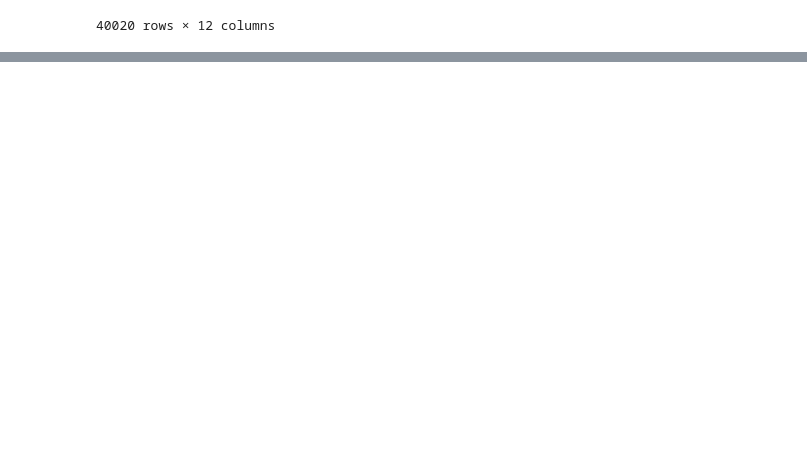
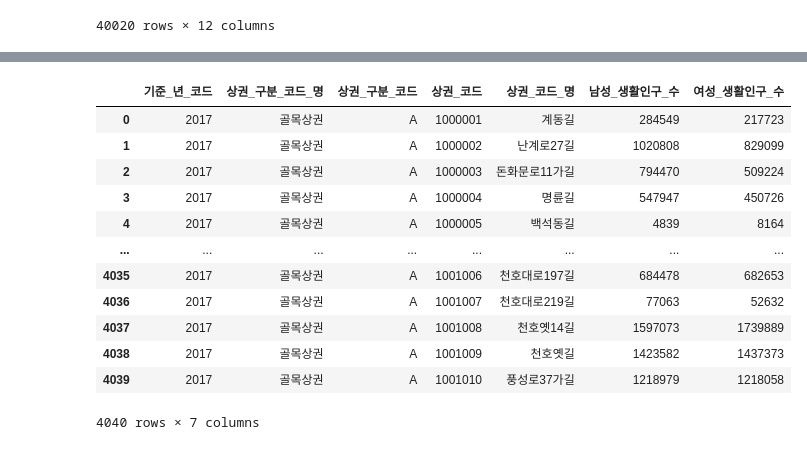
Before and after one commit to Capstone-4/KimJuneHyun_EDA, a Jupyter notebook: 상권EDA_김준현.ipynb, the cells around one changed output, grey strips where cells are left out. Cells and saved outputs as stored; diff of their text form; code cells hidden in the pictures; blank space fills up the shorter version.

```diff
--- a/상권EDA_김준현.ipynb
+++ b/상권EDA_김준현.ipynb
@@ -628,0 +648,16 @@ Name: 기준 년코드, Length: 5980, dtype: int64
+# %%
+living_pop_temp_2
+# %% [output]
+|  | 기준_년_코드 | 상권_구분_코드_명 | 상권_구분_코드 | 상권_코드 | 상권_코드_명 | 남성_생활인구_수 | 여성_생활인구_수 |
+| 0 | 2017 | 골목상권 | A | 1000001 | 계동길 | 284549 | 217723 |
+| 1 | 2017 | 골목상권 | A | 1000002 | 난계로27길 | 1020808 | 829099 |
+| 2 | 2017 | 골목상권 | A | 1000003 | 돈화문로11가길 | 794470 | 509224 |
+| 3 | 2017 | 골목상권 | A | 1000004 | 명륜길 | 547947 | 450726 |
+| 4 | 2017 | 골목상권 | A | 1000005 | 백석동길 | 4839 | 8164 |
+| ... | ... | ... | ... | ... | ... | ... | ... |
+| 4035 | 2017 | 골목상권 | A | 1001006 | 천호대로197길 | 684478 | 682653 |
+| 4036 | 2017 | 골목상권 | A | 1001007 | 천호대로219길 | 77063 | 52632 |
+| 4037 | 2017 | 골목상권 | A | 1001008 | 천호옛14길 | 1597073 | 1739889 |
+| 4038 | 2017 | 골목상권 | A | 1001009 | 천호옛길 | 1423582 | 1437373 |
+| 4039 | 2017 | 골목상권 | A | 1001010 | 풍성로37가길 | 1218979 | 1218058 |
+4040 rows × 7 columns
```
Also changed, not shown: parts of 26 cells of this notebook.
